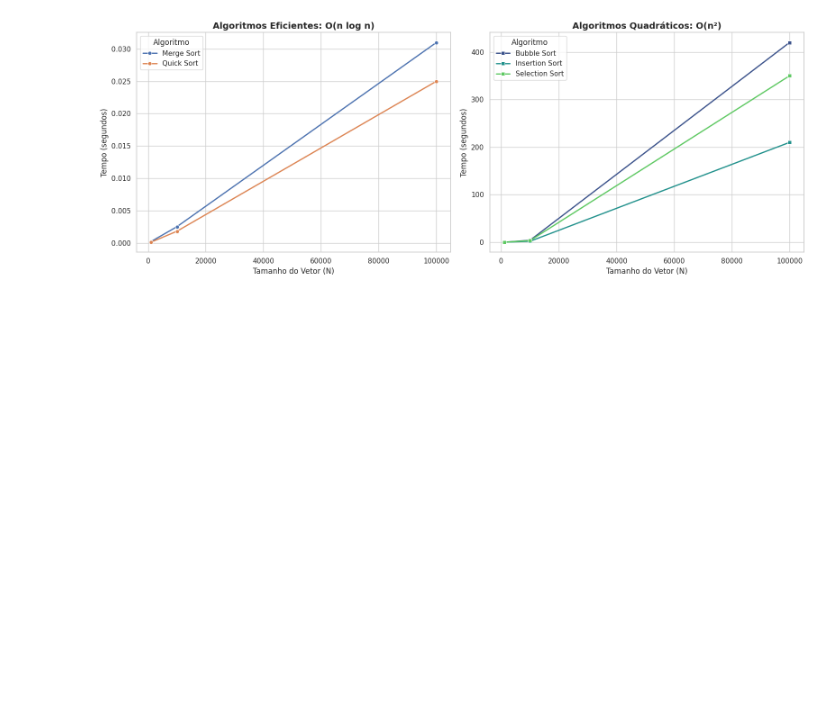
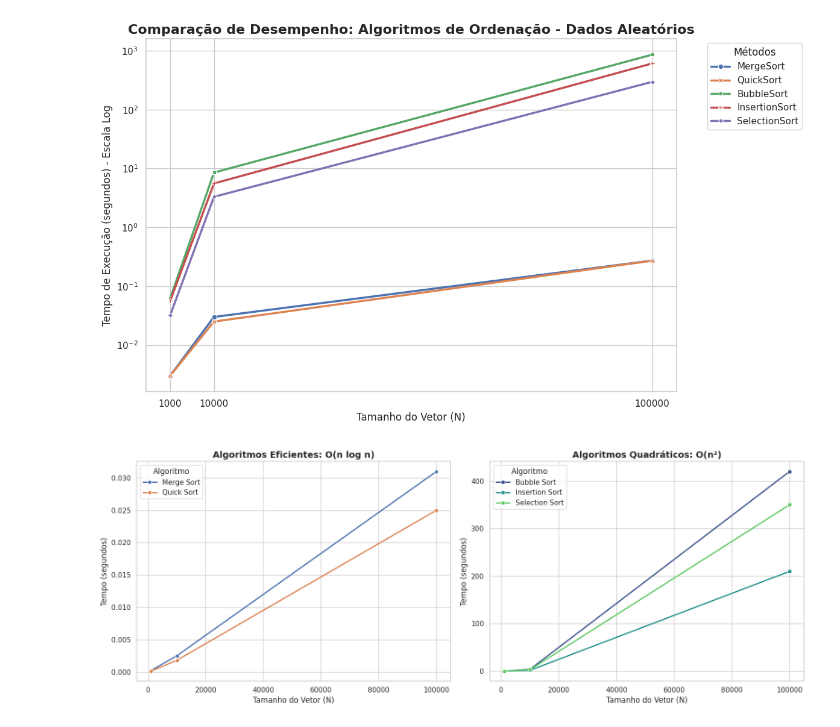
Before and after one commit to anabiarochar/Mestrado_AlgoritmosProgramacao, a Jupyter notebook: Projeto1/Gráficos.ipynb, the cells around one changed output. Drawn from its saved outputs; the diff is of its cells as text; code cells hidden in the pictures; blank space fills up the shorter version.

```diff
--- a/Projeto1/Gráficos.ipynb
+++ b/Projeto1/Gráficos.ipynb
@@ -52,3 +99,51 @@ plt.show()
+# %%
+import matplotlib.pyplot as plt
+import seaborn as sns
+import pandas as pd
+
+# 1. Preparação dos dados
+decrescentes = {
+    'Tamanho do Vetor': [1000, 10000, 100000] * 5,
+    'Tempo (s)': [
+        0.003, 0.030, 0.272,       # MergeSort
+        0.003, 0.025, 0.271,       # QuickSort
+        0.062,  8.529,   859.368,  # BubbleSort (estimado para 100k)
+        0.056,  5.567,   609.920,  # InsertionSort
+        0.032,  3.300,   296.649   # SelectionSort
+    ],
+    'Algoritmo': (['MergeSort']*3 + ['QuickSort']*3 + ['BubbleSort']*3 +
+                  ['InsertionSort']*3 + ['SelectionSort']*3)
+}
+
+df = pd.DataFrame(decrescentes)
+
+# 2. Configuração estética do Seaborn
+sns.set_theme(style="whitegrid")
+plt.figure(figsize=(12, 7))
+
+# 3. Criação do gráfico de linhas com escala logarítmica
+# A escala logarítmica é CRUCIAL aqui, pois os métodos O(n log n)
+# são ordens de magnitude mais rápidos que os O(n²)
+g = sns.lineplot(data=df, x='Tamanho do Vetor', y='Tempo (s)',
+                 hue='Algoritmo', style='Algoritmo', markers=True, dashes=False, linewidth=2.5)
+
+g.set_yscale("log") # Escala logarítmica para visualização justa
+g.set_xscale("linear")
+
+# 4. Customização de títulos e eixos
+plt.title('Comparação de Desempenho: Algoritmos de Ordenação - Dados Aleatórios', fontsize=16, fontweight='bold')
+plt.xlabel('Tamanho do Vetor (N)', fontsize=12)
+plt.ylabel('Tempo de Execução (segundos) - Escala Log', fontsize=12)
+plt.xticks([1000, 10000, 100000])
+
+plt.legend(title='Métodos', bbox_to_anchor=(1.05, 1), loc='upper left')
+plt.tight_layout()
+
+# Salvar o gráfico para o relatório
+plt.savefig('comparativo_algoritmos_decrescentes.png', dpi=300)
+plt.show()
+# %% [output]
+[figure, added]
 # %%
 import matplotlib.pyplot as plt
 import seaborn as sns
```
Also changed, not shown: parts of 4 cells of this notebook.
